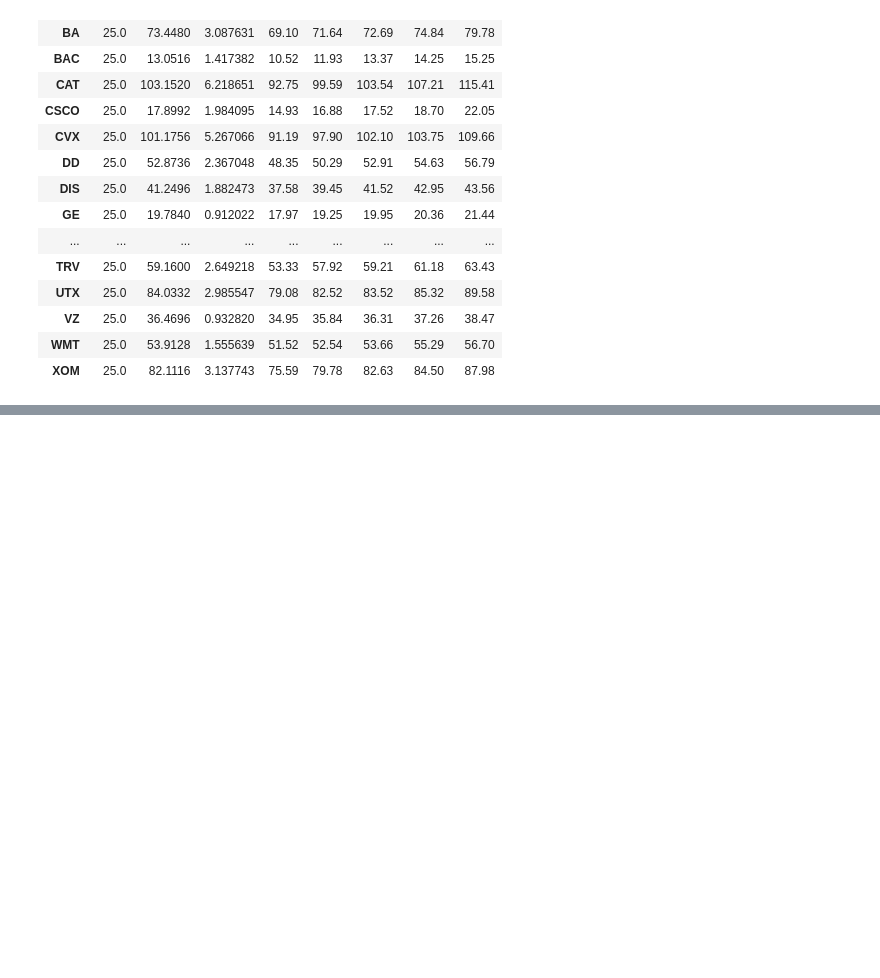
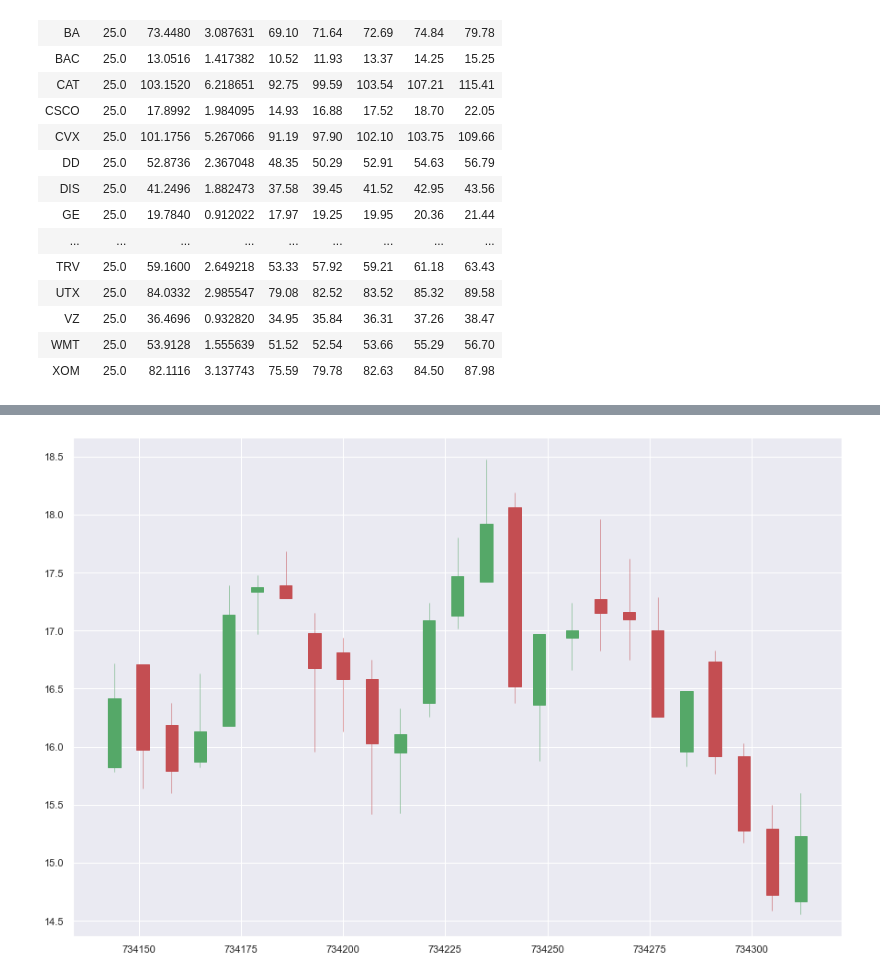
Before and after one commit to declanbarr/DowJones, a Jupyter notebook: DowJonesAnalysis.ipynb, the cells around one changed output, grey strips where cells are left out. Saved outputs shown, nothing was run; the diff lists cells and outputs as text; code cells hidden in the pictures; blank space fills up the shorter version.

```diff
--- a/DowJonesAnalysis.ipynb
+++ b/DowJonesAnalysis.ipynb
@@ -149,0 +108,20 @@ sns.lineplot(data=df, x='date', y='close', hue='stock')
+# %%
+AAQuotes = df.loc[df["stock"] == "AA", ["date", "open", "high", "low", "close"]]
+# %%
+from mpl_finance import candlestick_ohlc
+import matplotlib.dates as mdates
+
+AAQuotes["date"] = pd.to_datetime(AAQuotes["date"])
+AAQuotes["date"] = mdates.date2num(AAQuotes["date"].values)
+# %%
+fig, ax = plt.subplots()
+candlestick_ohlc(ax,
+                 quotes = AAQuotes.values,
+                 width=3,
+                 colorup='g',
+                 colordown='r',
+                 alpha=1)
+
+plt.show()
+# %% [output]
+[figure, added]
```
Also changed, not shown: parts of 4 cells of this notebook.
